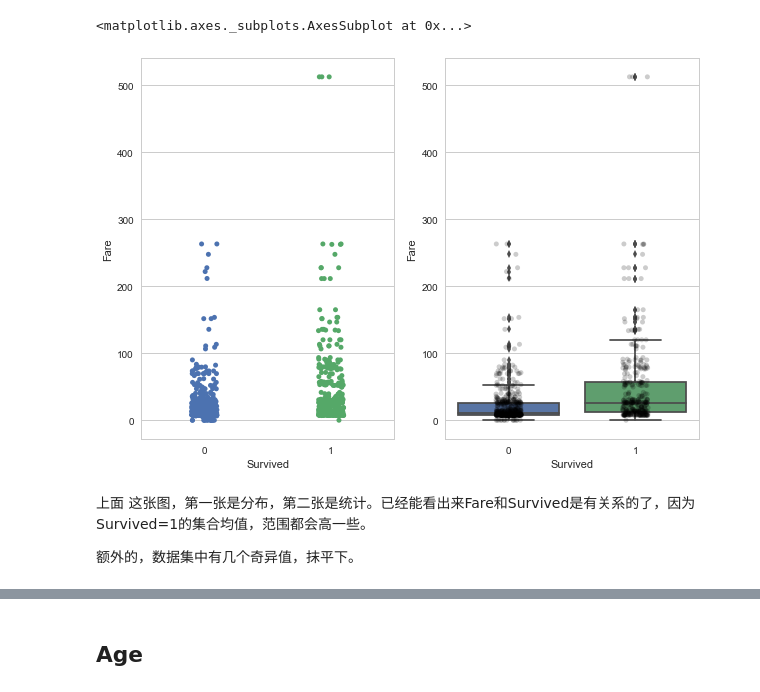
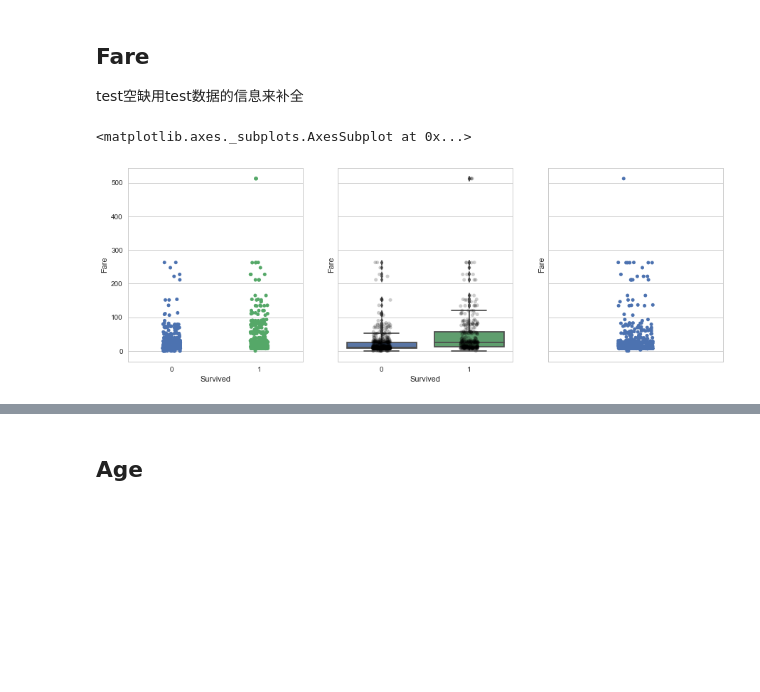
Before and after one commit to wikke/Kaggle-Titanic, a Jupyter notebook: Titanic.ipynb, the cells around one changed output, grey strips where cells are left out. Cells and saved outputs as stored; diff of their text form; code cells hidden in the pictures; blank space fills up the shorter version.

Commit message:
more feature engineering, new features, roc, learning curve, ensembling, xgboost

```diff
--- a/Titanic.ipynb
+++ b/Titanic.ipynb
@@ -65,5 +83,0 @@ memory usage: 36.0+ KB
-# %%
-test_PassengerId = test.PassengerId
-
-train.drop(['PassengerId', 'Name', 'Ticket'], axis=1, inplace=True)
-test.drop(['PassengerId', 'Name', 'Ticket'], axis=1, inplace=True)
@@ -99,12 +108,6 @@ sns.pointplot(data=train, x='Embarked', y='Survived', ax=ax2)
 # %%
-train_embarked_dummies = pd.get_dummies(train['Embarked'], prefix='Embarked')
-test_embarked_dummies = pd.get_dummies(test['Embarked'], prefix='Embarked')
-
-train = train.join(train_embarked_dummies)
-test = test.join(test_embarked_dummies)
-
-train.drop('Embarked', axis=1, inplace=True)
-test.drop('Embarked', axis=1, inplace=True)
+train = train.join(pd.get_dummies(train.Embarked, prefix='Embarked'))
+test = test.join(pd.get_dummies(test.Embarked, prefix='Embarked'))
 
 train.head()
 # %% [output]
@@ -121,16 +120,18 @@ test中有一个需要填补，否则不能操作，比如类型转换。而且
+# %% [markdown]
+## Fare
+
+test空缺用test数据的信息来补全
 # %%
 test.loc[test['Fare'].isnull(), 'Fare'] = test.Fare.mean()
 # %%
-fig, (ax1, ax2) = plt.subplots(1,2, figsize=(10, 7))
+fig, (ax1, ax2, ax3) = plt.subplots(1, 3, figsize=(15, 5), sharey=True)
 
 sns.stripplot(data=train, x='Survived', y='Fare', jitter=True, ax=ax1)
 
 sns.stripplot(data=train, x='Survived', y='Fare', jitter=True, color='black', alpha=0.2, ax=ax2)
 sns.boxplot(data=train, x='Survived', y='Fare', ax=ax2)
+
+sns.stripplot(data=test, y='Fare', jitter=True, ax=ax3)
 # %% [output]
 <matplotlib.axes._subplots.AxesSubplot at 0x...>
-[figure, old version]
+[figure, new version]
-# %% [markdown]
-上面 这张图，第一张是分布，第二张是统计。已经能看出来Fare和Survived是有关系的了，因为Survived=1的集合均值，范围都会高一些。
-
-额外的，数据集中有几个奇异值，抹平下。
```
Also changed, not shown: parts of 116 cells of this notebook, 2 other files.
